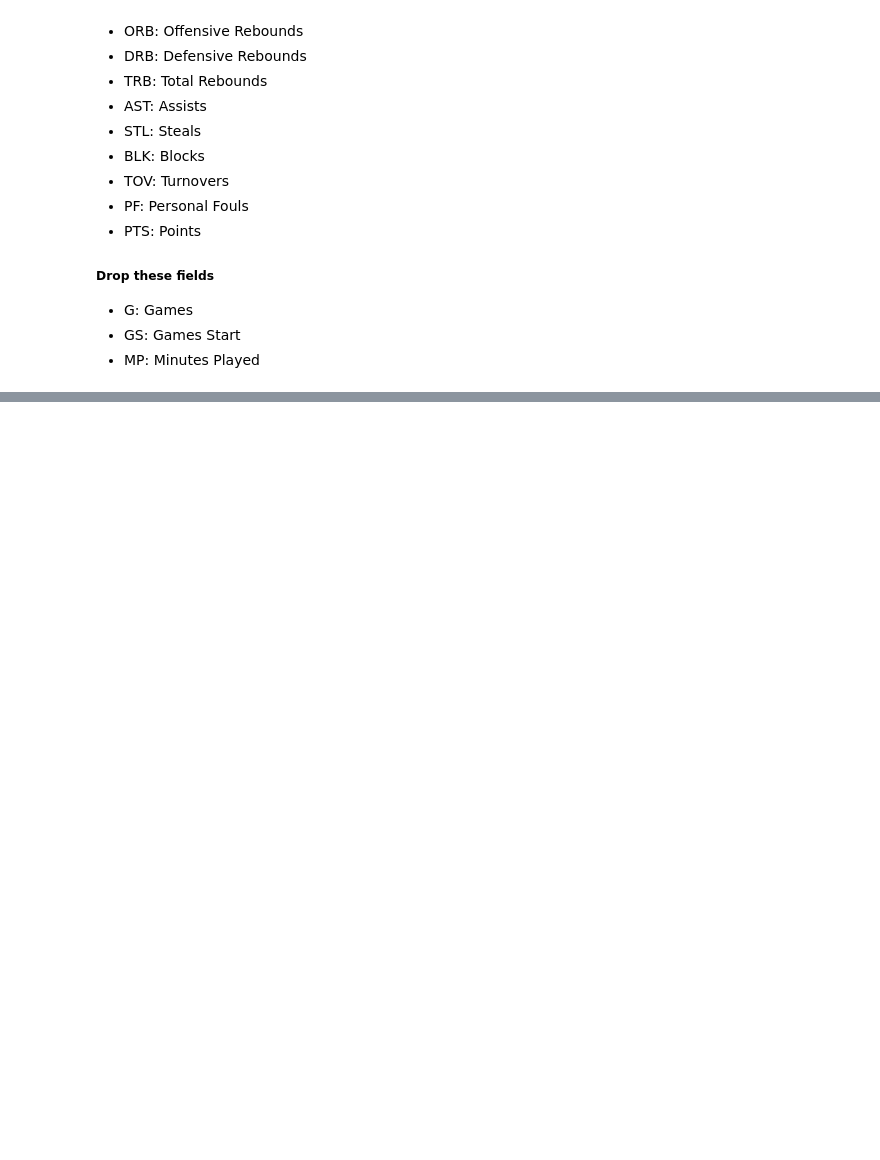
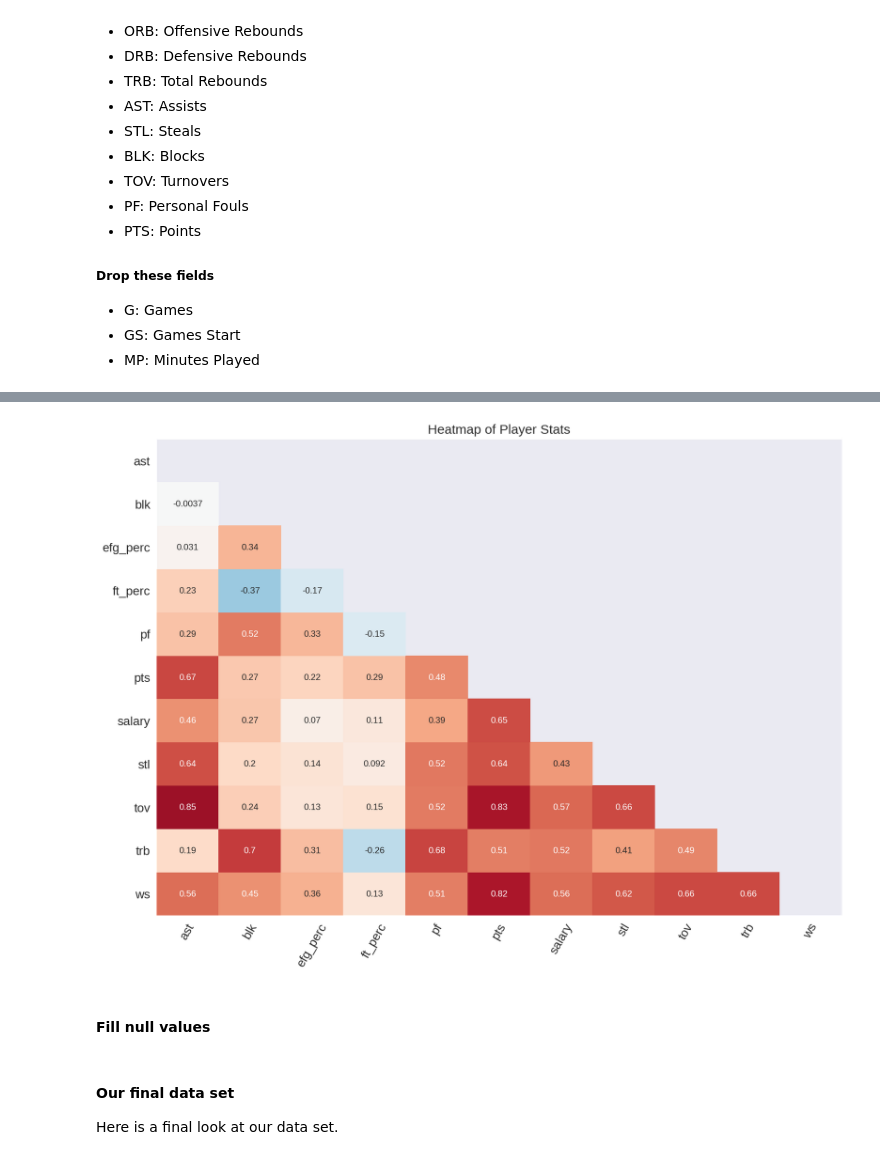
Before and after one commit to michaelkim9/nba_predictor_project_dsi, a Jupyter notebook: Part_4_predictive_model.ipynb, the cells around one changed output, grey strips where cells are left out. Drawn from its saved outputs; the diff is of its cells as text; code cells hidden in the pictures; blank space fills up the shorter version.

```diff
--- a/Part_4_predictive_model.ipynb
+++ b/Part_4_predictive_model.ipynb
@@ -227,0 +286,20 @@ This is where some of the interesting stuff happens! Now we are going to build o
+# %%
+nba_df.drop(['fg','fga','fg_perc','three_att','two_att','fta','orb','drb','three_p','two_p','three_perc','two_perc','ft'],axis=1,inplace=True)
+# %%
+corrs = nba_df.corr()
+
+fig, ax = plt.subplots(figsize = (14, 10))
+mask = np.zeros_like(corrs, dtype=np.bool)
+mask[np.triu_indices_from(mask)] = True
+
+ax = sns.heatmap(corrs, mask=mask, annot = True, cbar=False)
+
+ax.set_xticklabels(ax.xaxis.get_ticklabels(), fontsize=14, rotation=60)
+ax.set_yticklabels(ax.yaxis.get_ticklabels(), fontsize=14, rotation=0)
+ax.set_title("Heatmap of Player Stats", size=15)
+
+plt.show()
+# %% [output]
+[figure, added]
+# %% [markdown]
+#### Fill null values
@@ -227,0 +308,4 @@ This is where some of the interesting stuff happens! Now we are going to build o
+# %% [markdown]
+#### Our final data set
+
+Here is a final look at our data set.
```
Also changed, not shown: parts of 100 cells of this notebook, 4 other files.
